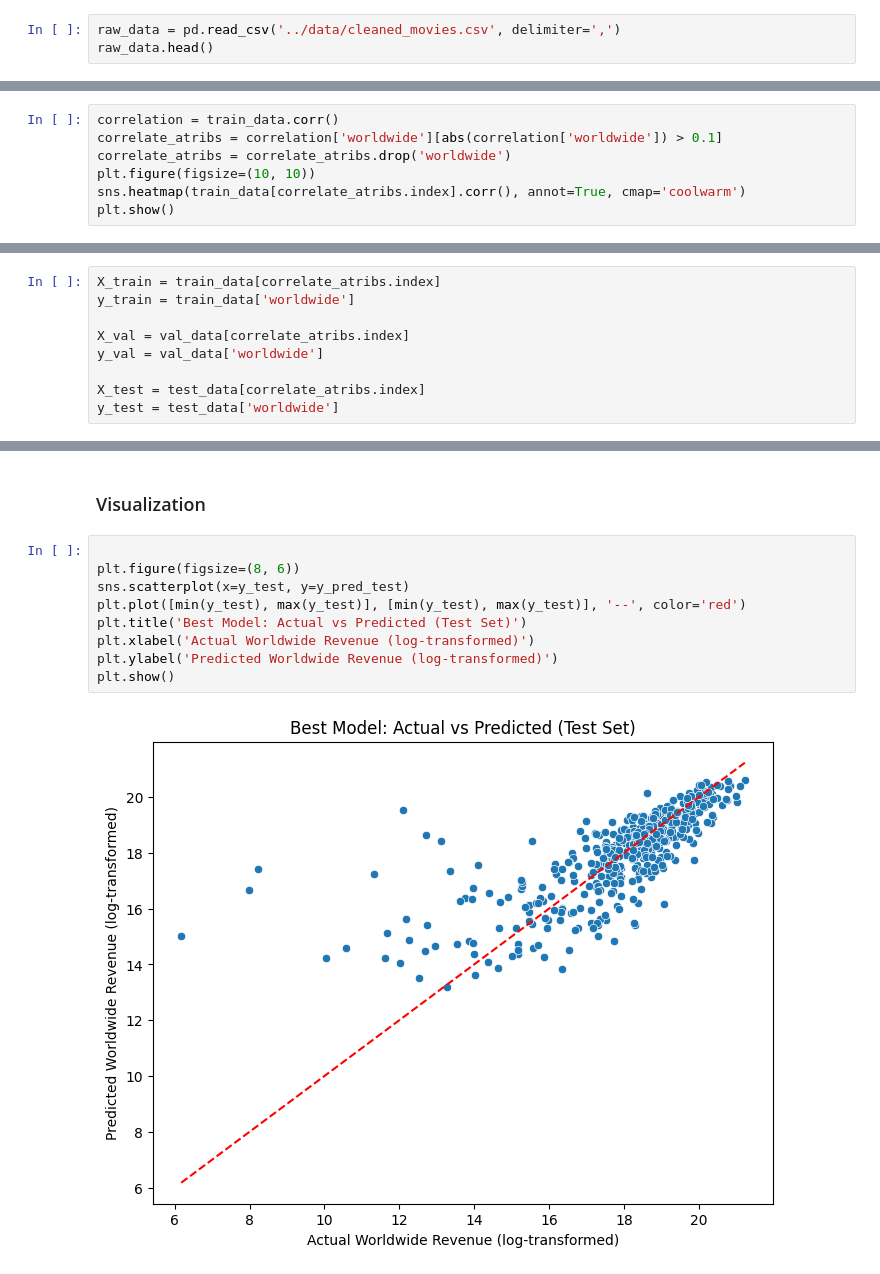
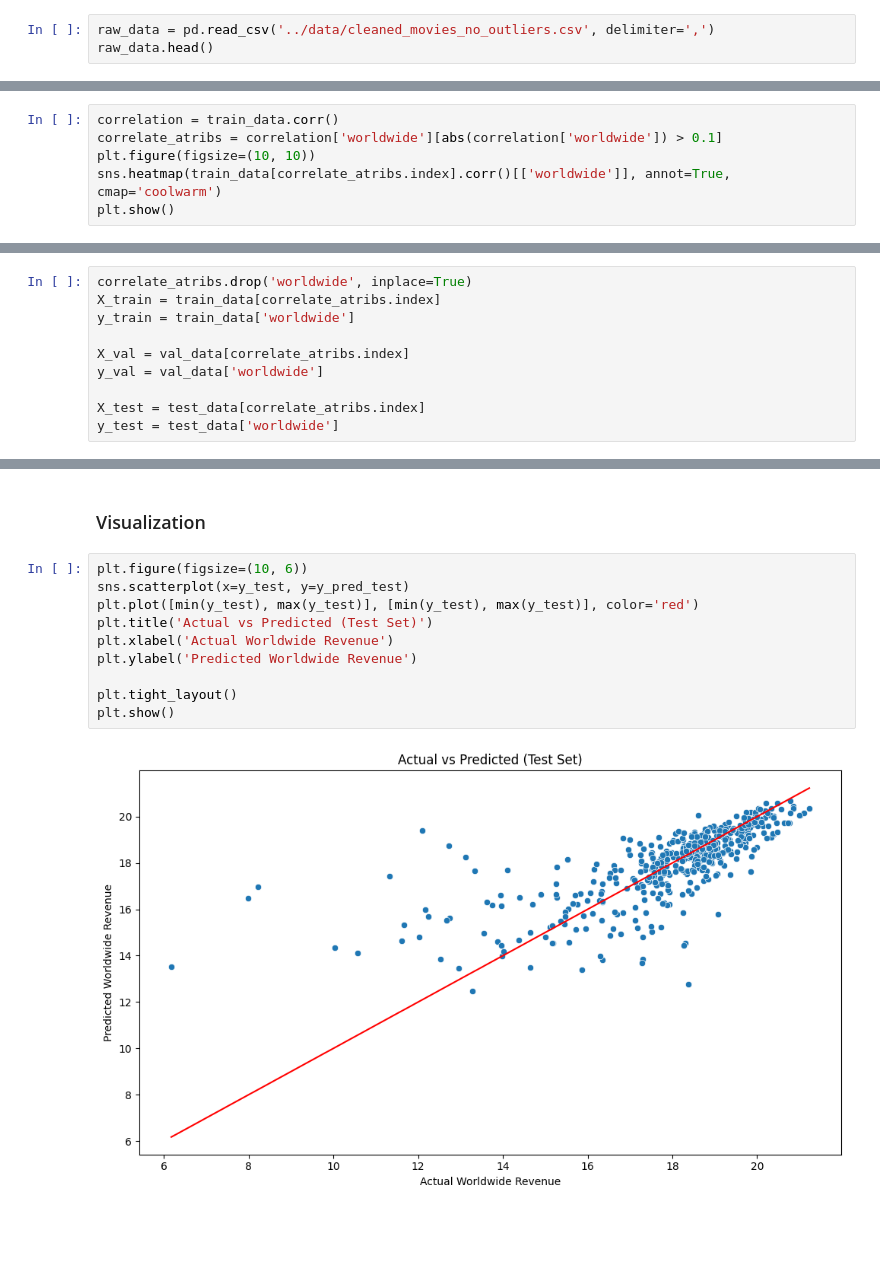
Before and after one commit to minhnhat-nguyen/HCMUS-Movie-Analytics, a Jupyter notebook: notebook/Worldwide_revenue_model.ipynb, the cells around one changed output, grey strips where cells are left out. Drawn from its saved outputs; the diff is of its cells as text; blank space fills up the shorter version.

```diff
--- a/notebook/Worldwide_revenue_model.ipynb
+++ b/notebook/Worldwide_revenue_model.ipynb
@@ -20,7 +15,7 @@ from sklearn.tree import DecisionTreeRegressor
 # %% [markdown]
 ### Read data from CSV
 # %%
-raw_data = pd.read_csv('../data/cleaned_movies.csv', delimiter=',')
+raw_data = pd.read_csv('../data/cleaned_movies_no_outliers.csv', delimiter=',')
 raw_data.head()
 # %% [output]
 |  | popularity | title | vote_average | vote_count | budget | imdb_id | runtime | years_from_release | ... |
@@ -80,8 +77,7 @@ Test data shape: (464, 26)
 # %%
 correlation = train_data.corr()
 correlate_atribs = correlation['worldwide'][abs(correlation['worldwide']) > 0.1]
-correlate_atribs = correlate_atribs.drop('worldwide')
 plt.figure(figsize=(10, 10))
-sns.heatmap(train_data[correlate_atribs.index].corr(), annot=True, cmap='coolwarm')
+sns.heatmap(train_data[correlate_atribs.index].corr()[['worldwide']], annot=True, cmap='coolwarm')
 plt.show()
 # %% [output]
@@ -89,6 +117,7 @@ plt.show()
 # %% [markdown]
 ### Split data into X and y
 # %%
+correlate_atribs.drop('worldwide', inplace=True)
 X_train = train_data[correlate_atribs.index]
 y_train = train_data['worldwide']
 
@@ -348,13 +463,14 @@ Best Model Test - R-squared: 0.567186095300052
 # %% [markdown]
 ### Visualization
 # %%
+plt.figure(figsize=(10, 6))
+sns.scatterplot(x=y_test, y=y_pred_test)
+plt.plot([min(y_test), max(y_test)], [min(y_test), max(y_test)], color='red')
+plt.title('Actual vs Predicted (Test Set)')
+plt.xlabel('Actual Worldwide Revenue')
+plt.ylabel('Predicted Worldwide Revenue')
 
-plt.figure(figsize=(8, 6))
-sns.scatterplot(x=y_test, y=y_pred_test)
-plt.plot([min(y_test), max(y_test)], [min(y_test), max(y_test)], '--', color='red')
-plt.title('Best Model: Actual vs Predicted (Test Set)')
-plt.xlabel('Actual Worldwide Revenue (log-transformed)')
-plt.ylabel('Predicted Worldwide Revenue (log-transformed)')
+plt.tight_layout()
 plt.show()
 # %% [output]
-[figure, old version]
+[figure, new version]
```
Also changed, not shown: parts of 22 cells of this notebook.
